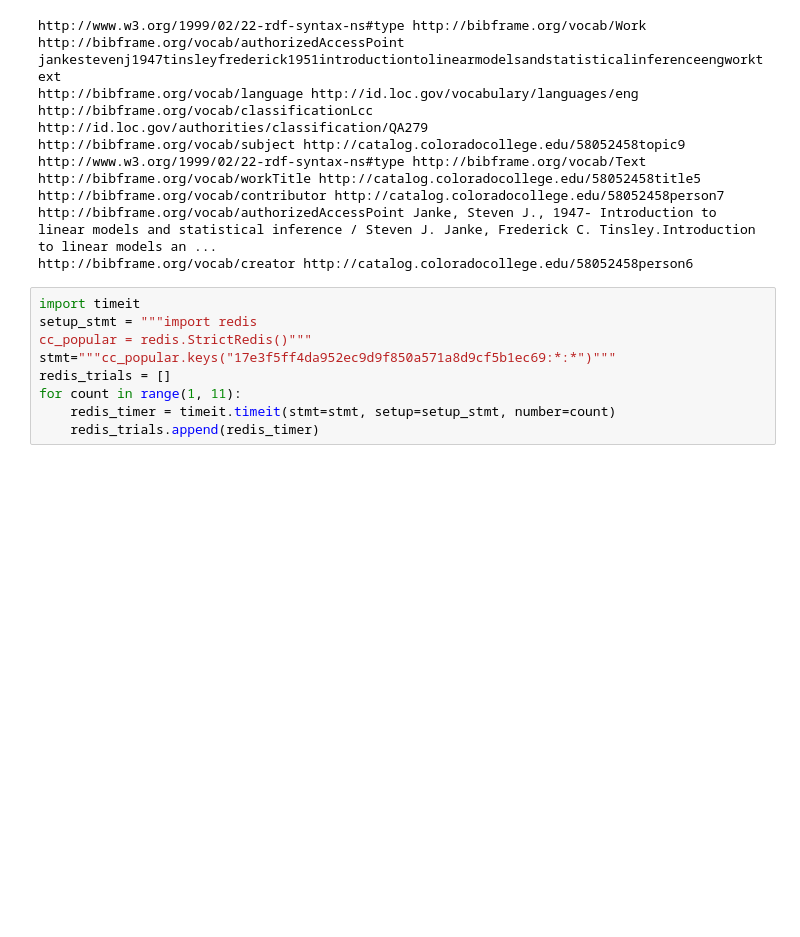
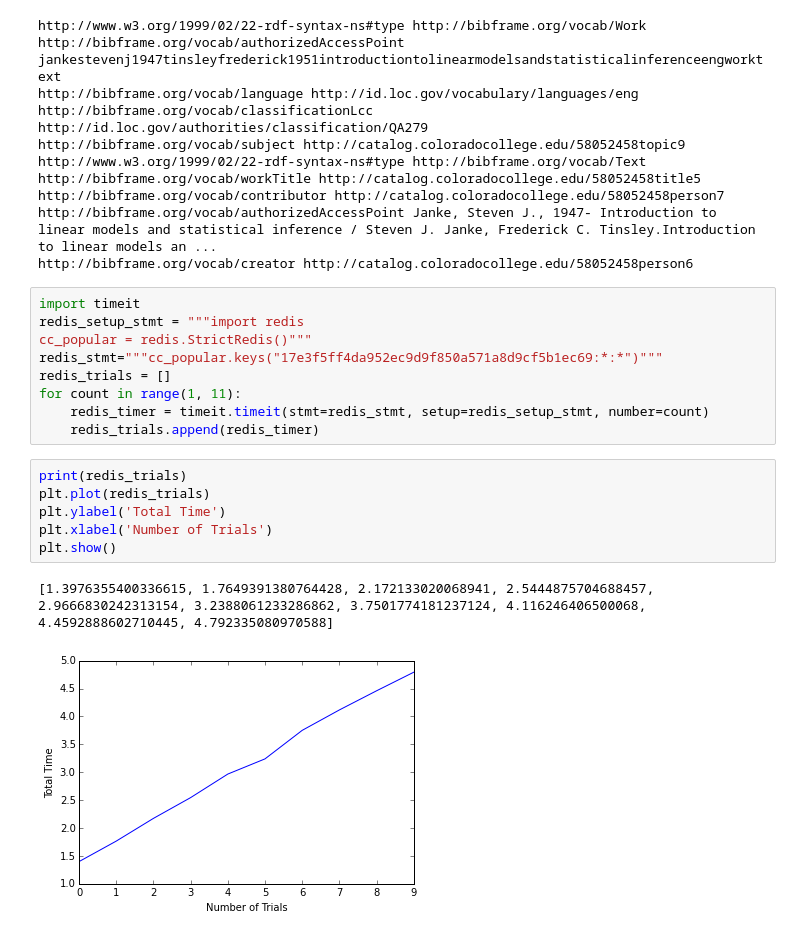
Before and after one commit to jermnelson/pyconjp-2015, a Jupyter notebook: static/notebooks/Presentation.ipynb, the cells around one changed output. Saved outputs shown, nothing was run; the diff lists cells and outputs as text; blank space fills up the shorter version.

```diff
--- a/static/notebooks/Presentation.ipynb
+++ b/static/notebooks/Presentation.ipynb
@@ -26,10 +26,19 @@ http://bibframe.org/vocab/authorizedAccessPoint Janke, Steven J., 1947- Introduc
 http://bibframe.org/vocab/creator http://catalog.coloradocollege.edu/58052458person6
 # %%
 import timeit
-setup_stmt = """import redis
+redis_setup_stmt = """import redis
 cc_popular = redis.StrictRedis()"""
-stmt="""cc_popular.keys("17e3f5ff4da952ec9d9f850a571a8d9cf5b1ec69:*:*")"""
+redis_stmt="""cc_popular.keys("17e3f5ff4da952ec9d9f850a571a8d9cf5b1ec69:*:*")"""
 redis_trials = []
 for count in range(1, 11):
-	redis_timer = timeit.timeit(stmt=stmt, setup=setup_stmt, number=count)
+	redis_timer = timeit.timeit(stmt=redis_stmt, setup=redis_setup_stmt, number=count)
 	redis_trials.append(redis_timer)
+# %%
+print(redis_trials)
+plt.plot(redis_trials)
+plt.ylabel('Total Time')
+plt.xlabel('Number of Trials')
+plt.show()
+# %% [output]
+[1.3976355400336615, 1.7649391380764428, 2.172133020068941, 2.5444875704688457, 2.9666830242313154, 3.2388061233286862, 3.7501774181237124, 4.116246406500068, 4.4592888602710445, 4.792335080970588]
+[figure, added]
```
Also changed, not shown: parts of 9 cells of this notebook, 12 other files.
